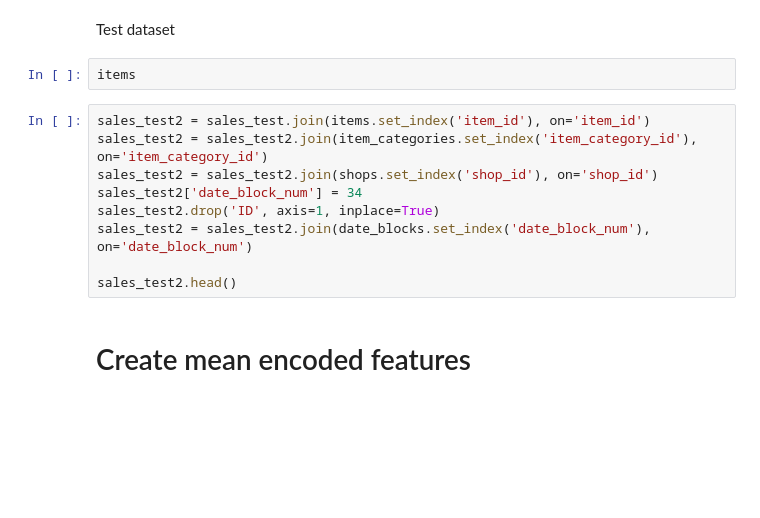
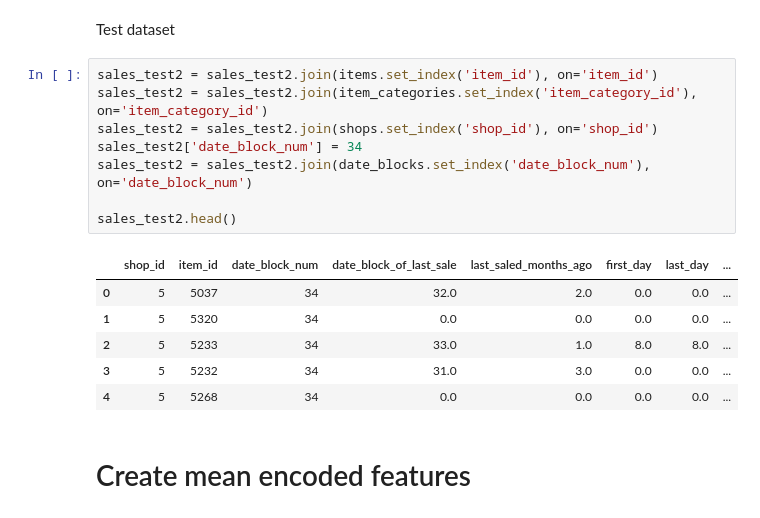
Before and after one commit to beatwad/predict_future_sales, a Jupyter notebook: Pred_Fut_Sales.ipynb, the cells around one changed output. Saved outputs shown, nothing was run; the diff lists cells and outputs as text; blank space fills up the shorter version.

```diff
--- a/Pred_Fut_Sales.ipynb
+++ b/Pred_Fut_Sales.ipynb
@@ -692,16 +801,20 @@ sales_train2.head()
 # %% [markdown]
 Test dataset
-# %%
-items
 # %%
-sales_test2 = sales_test.join(items.set_index('item_id'), on='item_id')
+sales_test2 = sales_test2.join(items.set_index('item_id'), on='item_id')
 sales_test2 = sales_test2.join(item_categories.set_index('item_category_id'), on='item_category_id')
 sales_test2 = sales_test2.join(shops.set_index('shop_id'), on='shop_id')
 sales_test2['date_block_num'] = 34
-sales_test2.drop('ID', axis=1, inplace=True)
 sales_test2 = sales_test2.join(date_blocks.set_index('date_block_num'), on='date_block_num')
 
 sales_test2.head()
+# %% [output]
+|  | shop_id | item_id | date_block_num | date_block_of_last_sale | last_saled_months_ago | first_day | last_day | ... |
+| 0 | 5 | 5037 | 34 | 32.0 | 2.0 | 0.0 | 0.0 | ... |
+| 1 | 5 | 5320 | 34 | 0.0 | 0.0 | 0.0 | 0.0 | ... |
+| 2 | 5 | 5233 | 34 | 33.0 | 1.0 | 8.0 | 8.0 | ... |
+| 3 | 5 | 5232 | 34 | 31.0 | 3.0 | 0.0 | 0.0 | ... |
+| 4 | 5 | 5268 | 34 | 0.0 | 0.0 | 0.0 | 0.0 | ... |
 # %% [markdown]
 # Create mean encoded features
 # %%
```
Also changed, not shown: parts of 38 cells of this notebook.
